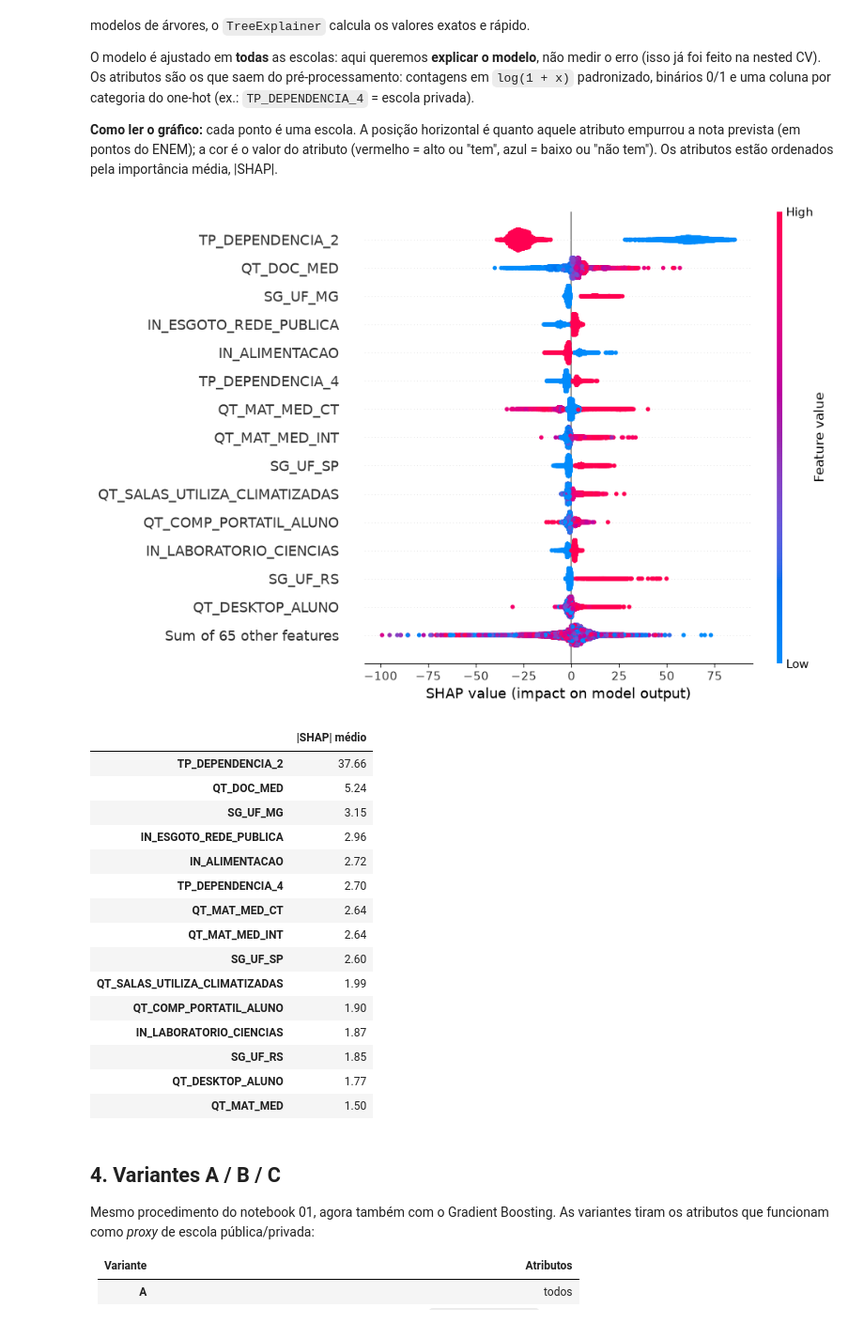
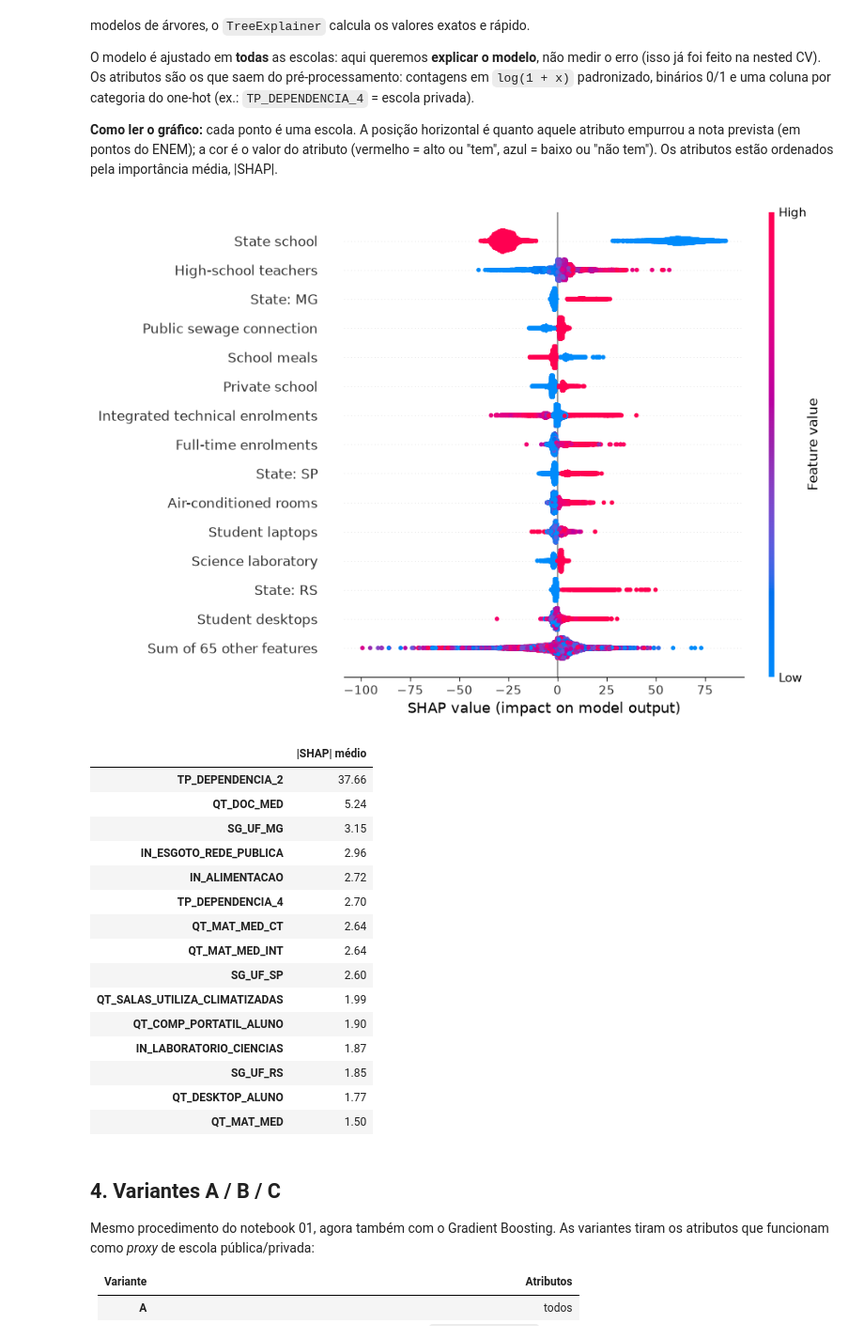
Before and after one commit to emersonheto/enem-school-performance, a Jupyter notebook: notebooks/04_interpretacao.ipynb, the cells around one changed output. Shown at 94% size. Saved outputs shown, nothing was run; the diff lists cells and outputs as text; code cells hidden in the pictures.

Commit message:
docs: SHAP com nomes legíveis, originalidade na introdução e aviso de tempos do Colab no README

```diff
--- a/notebooks/04_interpretacao.ipynb
+++ b/notebooks/04_interpretacao.ipynb
@@ -108,24 +108,49 @@ O modelo é ajustado em **todas** as escolas: aqui queremos **explicar o modelo*
 # %%
 X = schools[feature_columns("A")]
 y = schools[config.TARGET]
 model = Pipeline([("preprocess", build_preprocessor("A")), ("regressor", BEST)]).fit(X, y)
 
 X_model = pd.DataFrame(
     model.named_steps["preprocess"].transform(X),
     columns=model.named_steps["preprocess"].get_feature_names_out(),
 )
 X_model.columns = X_model.columns.str.replace(r"^(counts|binaries|categorical)__", "", regex=True)
 explanation = shap.TreeExplainer(model.named_steps["regressor"])(X_model)
 
-shap.plots.beeswarm(explanation, max_display=15, show=False)
+# Rótulos legíveis só para exibição (códigos do INEP -> inglês); valores SHAP, modelo e dados não mudam.
+LABELS = {
+    "TP_DEPENDENCIA_2": "State school",
+    "TP_DEPENDENCIA_4": "Private school",
+    "QT_DOC_MED": "High-school teachers",
+    "SG_UF_MG": "State: MG",
+    "SG_UF_SP": "State: SP",
+    "SG_UF_RS": "State: RS",
+    "IN_ESGOTO_REDE_PUBLICA": "Public sewage connection",
+    "IN_ALIMENTACAO": "School meals",
+    "QT_MAT_MED_CT": "Integrated technical enrolments",
+    "QT_MAT_MED_INT": "Full-time enrolments",
+    "QT_SALAS_UTILIZA_CLIMATIZADAS": "Air-conditioned rooms",
+    "QT_COMP_PORTATIL_ALUNO": "Student laptops",
+    "IN_LABORATORIO_CIENCIAS": "Science laboratory",
+    "QT_DESKTOP_ALUNO": "Student desktops",
+}
+plot_explanation = shap.Explanation(
+    values=explanation.values,
+    base_values=explanation.base_values,
+    data=explanation.data,
+    feature_names=[LABELS.get(name, name) for name in X_model.columns],
+)
+with plt.rc_context({"font.size": 12}):
+    shap.plots.beeswarm(plot_explanation, max_display=15, show=False)
+    plt.gcf().axes[0].tick_params(axis="y", labelsize=12)
 plt.gcf().savefig(FIGURES_DIR / "shap_beeswarm.png", dpi=150, bbox_inches="tight")
 plt.show()
 
 importance = pd.Series(np.abs(explanation.values).mean(axis=0), index=X_model.columns, name="|SHAP| médio")
 importance.sort_values(ascending=False).to_csv(RESULTS_DIR / "shap_importance.csv")
 importance.sort_values(ascending=False).head(15).to_frame()
 # %% [output]
-[figure, old version]
+[figure, new version]
 |  | |SHAP| médio |
 | TP_DEPENDENCIA_2 | 37.66 |
 | QT_DOC_MED | 5.24 |
```
Also changed, not shown: 4 other files.
